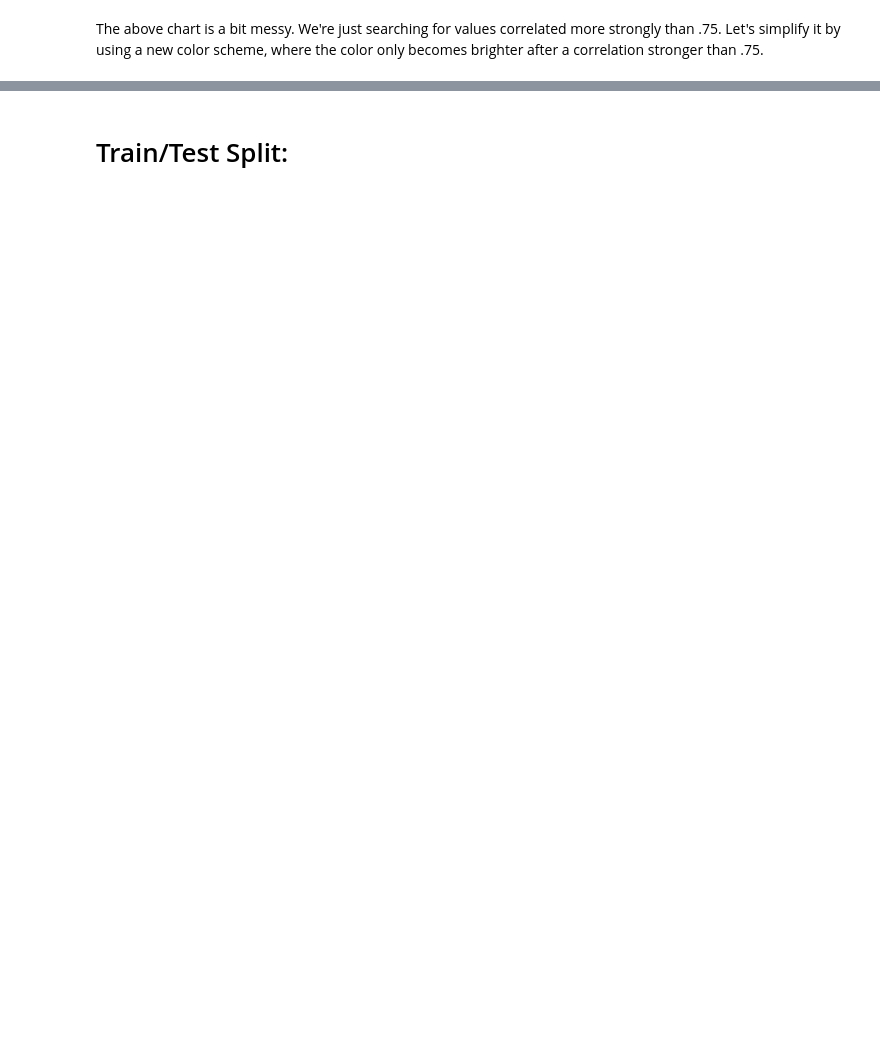
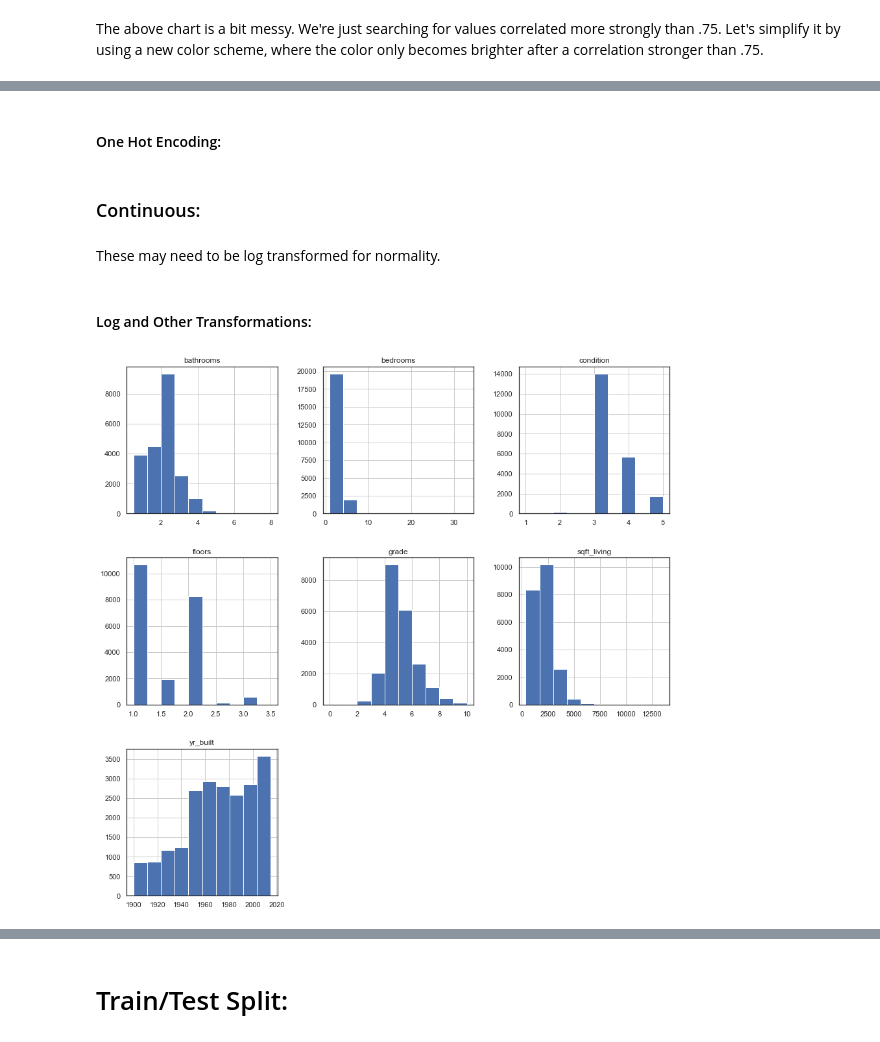
Before and after one commit to thomaskbrown18/Predicting_Home_Prices, a Jupyter notebook: student.ipynb, the cells around one changed output, grey strips where cells are left out. Drawn from its saved outputs; the diff is of its cells as text; code cells hidden in the pictures; blank space fills up the shorter version.

```diff
--- a/student.ipynb
+++ b/student.ipynb
@@ -443,0 +415,18 @@ Much better!  It looks like we'll just need to take care of sqft_living vs. sqft
+# %% [markdown]
+#### One Hot Encoding:
+# %% [markdown]
+### Continuous:
+# %% [markdown]
+These may need to be log transformed for normality.
+# %%
+con = ['bathrooms', 'bedrooms', 'condition', 'floors', 'grade',
+       'sqft_living', 'yr_built']
+df_con = df[con]
+# %% [markdown]
+#### Log and Other Transformations:
+# %%
+# Histogram to explore normality.  This is a basic eyeball test.
+# Many of the values appear skewed or zero biased.
+df_con.hist(figsize=(15,15));
+# %% [output]
+[figure, added]
```
Also changed, not shown: parts of 53 cells of this notebook.
